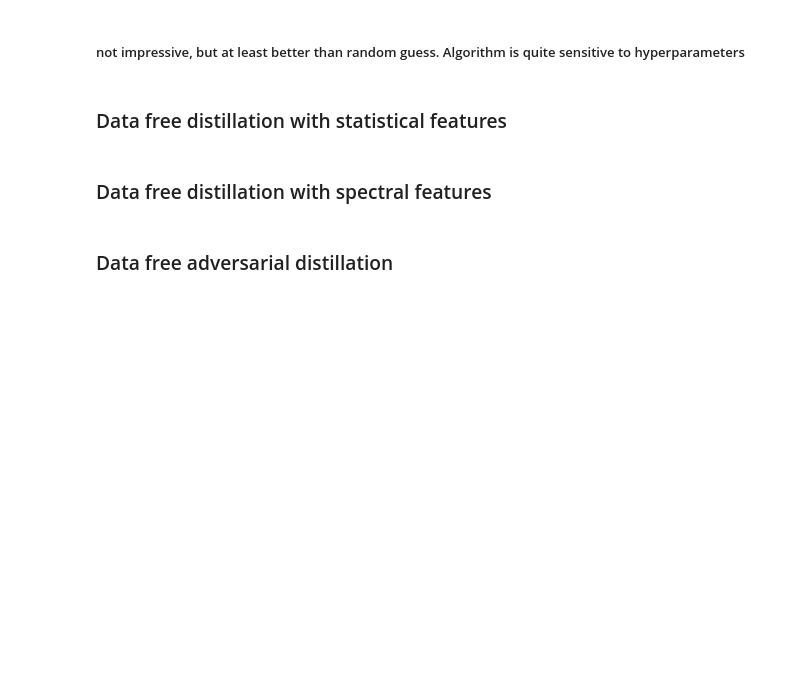
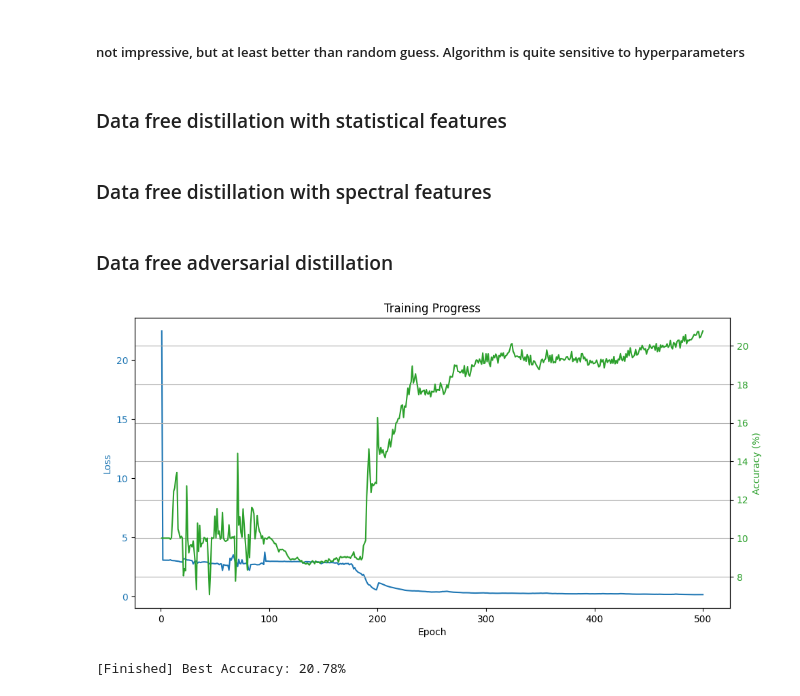
Before and after one commit to intsystems/DFDistill, a Jupyter notebook: dfdistill/demo/demo.ipynb, the cells around one changed output. Drawn from its saved outputs; the diff is of its cells as text; code cells hidden in the pictures; blank space fills up the shorter version.

Commit message:
trained dfad

```diff
--- a/dfdistill/demo/demo.ipynb
+++ b/dfdistill/demo/demo.ipynb
@@ -166,12 +168,26 @@ trainer.evaluate(
 )
 # %% [markdown]
 ### Data free adversarial distillation
+# %%
+generator = Generator(nz=256, nc=3, img_size=32).to(device)
+optimizer_S = torch.optim.SGD(student_dfad.parameters(), lr=0.1, weight_decay=5e-4, momentum=0.9)
+optimizer_G = torch.optim.Adam(generator.parameters(), lr=1e-3)
+scheduler_S = torch.optim.lr_scheduler.MultiStepLR(optimizer_S, [100, 200], 0.1)
+scheduler_G = torch.optim.lr_scheduler.MultiStepLR(optimizer_G, [100, 200], 0.1)
 # %%
 student_dfad = run_distillation(
     algorithm_name="dfad",
     teacher=teacher,
     student=student_dfad,
+    test_loader=get_cifar10_loader(data_path="../../data", train=False, batch_size=train_config["batch_size"]),
     config={
-        #TODO
+        "generator": generator,
+        "optimizer_s": optimizer_S,
+        "optimizer_g": optimizer_G,
+        "scheduler_s": scheduler_S,
+        "scheduler_g": scheduler_G
     }
 )
+# %% [output]
+[figure, added]
+[Finished] Best Accuracy: 20.78%
```
Also changed, not shown: parts of 3 cells of this notebook, 8 other files.
